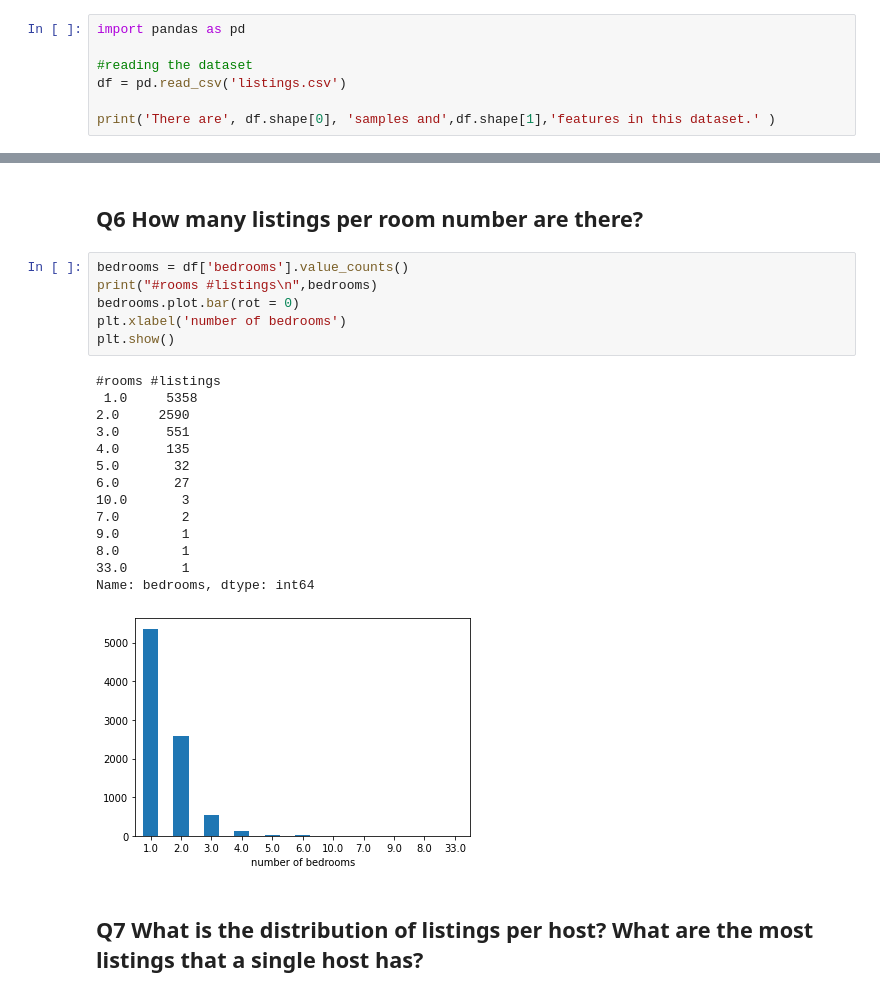
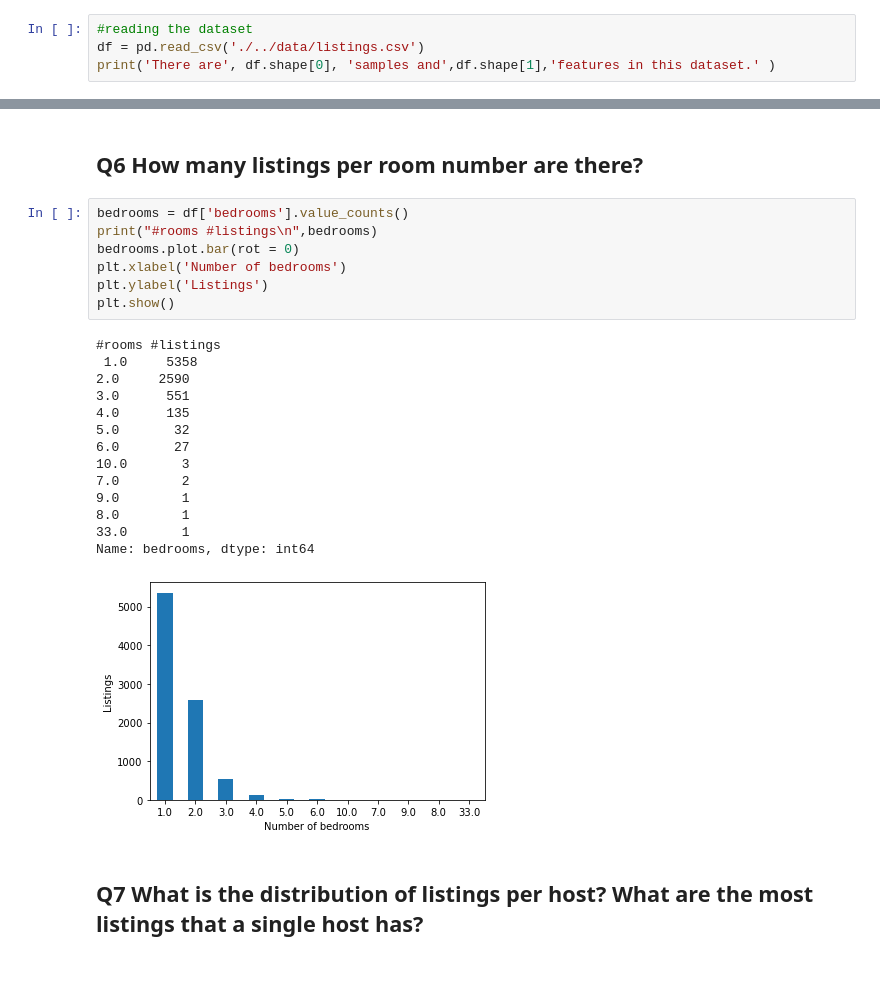
Before and after one commit to DimitrisTag/Price_predictions_Airbnb, a Jupyter notebook: Project_Code/D01.ipynb, the cells around one changed output, grey strips where cells are left out. Cells and saved outputs as stored; diff of their text form.

```diff
--- a/Project_Code/D01.ipynb
+++ b/Project_Code/D01.ipynb
@@ -5,9 +10,6 @@
 # %%
-import pandas as pd
-
 #reading the dataset
-df = pd.read_csv('listings.csv')
-
+df = pd.read_csv('./../data/listings.csv')
 print('There are', df.shape[0], 'samples and',df.shape[1],'features in this dataset.' )
 # %% [output]
 There are 9467 samples and 74 features in this dataset.
@@ -89,23 +97,24 @@ Name: room_type, dtype: int64
 # %%
 bedrooms = df['bedrooms'].value_counts()
 print("#rooms #listings\n",bedrooms)
 bedrooms.plot.bar(rot = 0)
-plt.xlabel('number of bedrooms')
+plt.xlabel('Number of bedrooms')
+plt.ylabel('Listings')
 plt.show()
 # %% [output]
 #rooms #listings
  1.0     5358
 2.0     2590
 3.0      551
 4.0      135
 5.0       32
 6.0       27
 10.0       3
 7.0        2
 9.0        1
 8.0        1
 33.0       1
 Name: bedrooms, dtype: int64
-[figure, old version]
+[figure, new version]
 # %% [markdown]
 ## Q7 What is the distribution of listings per host? What are the most listings that a single host has?
```
Also changed, not shown: parts of 14 cells of this notebook.
